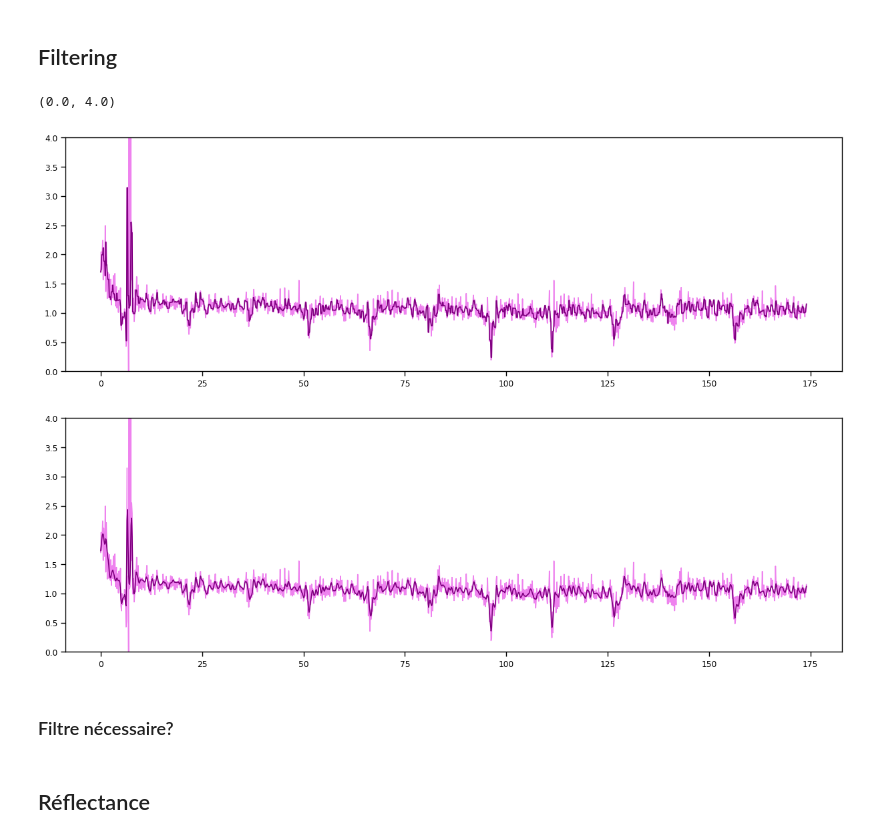
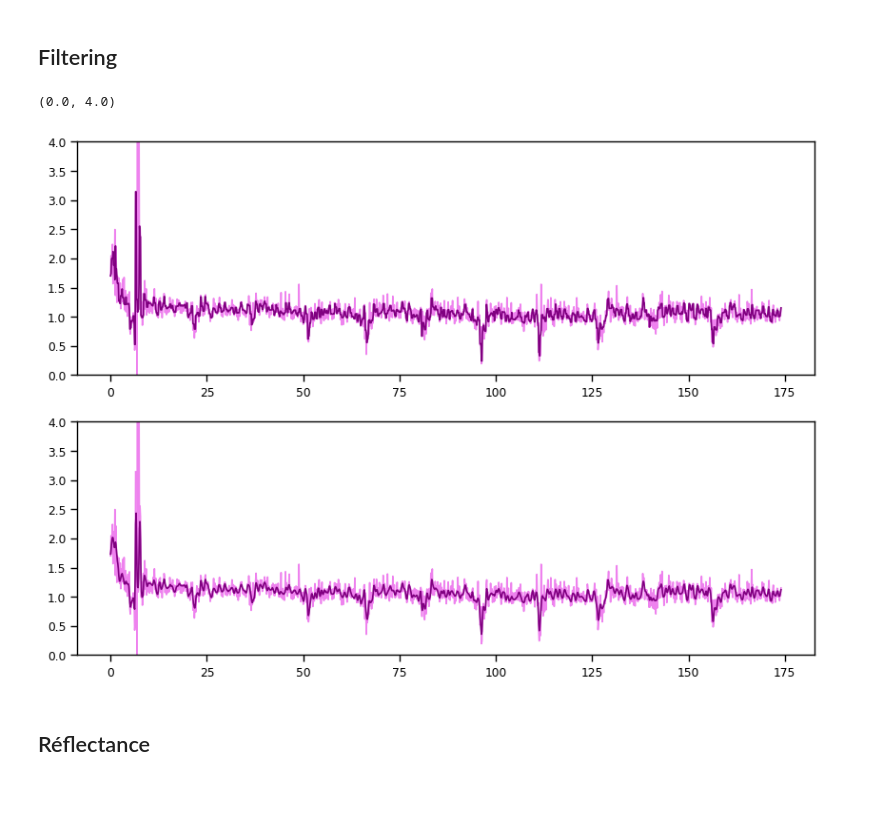
Before and after one commit to Laboratory-of-Vincent-Breton-Provencher/Widefield-Imaging-Acquisition, a Jupyter notebook: analysisPipeline/quickPlot_2024_07_12.ipynb, the cells around one changed output. Saved outputs shown, nothing was run; the diff lists cells and outputs as text; code cells hidden in the pictures; blank space fills up the shorter version.

```diff
--- a/analysisPipeline/quickPlot_2024_07_12.ipynb
+++ b/analysisPipeline/quickPlot_2024_07_12.ipynb
@@ -28,7 +26,7 @@ timestamp = np.linspace(0, int(endTime), int(violet.shape[0]))
 ## Plotting raw data
 # %%
 # fig = plt.figure(figsize=(10, 7))
-# sns.set_context('paper')
+sns.set_context('notebook')
 
 
 mod_violet = aF.normalizeData(violet, dim=1)
@@ -36,21 +34,25 @@ mod_blue = aF.normalizeData(blue, dim=1)
 mod_green = aF.normalizeData(green, dim=1)
 mod_red = aF.normalizeData(red, dim=1)
 
+AP = np.array(list(range(11))) * 15 + 5
+
 fig = plt.figure(figsize=(10, 7))
 plt.plot(timestamp, mod_red+3.3, color='red', label='625 nm')
 plt.plot(timestamp, mod_green+2.2, color='green', label='530 nm')
 plt.plot(timestamp, mod_blue+1.1, color='blue', label='470 nm')
 plt.plot(timestamp, mod_violet, color='purple', label='405 nm')
+plt.vlines(AP, -0.1, 4.5, color='grey', linestyles='--')
 
 
 plt.legend()
 plt.ylim(-0.1, 4.5)
+plt.xlim(0, 80)
 # plt.xlim(0, 40)
 plt.xlabel("time (s)")
 plt.ylabel("normalized intensity signal (-)")
-ax = plt.gca()
-ax.set_yticklabels([])
-ax.set_yticks([])
+# ax = plt.gca()
+# ax.set_yticklabels([])
+# ax.set_yticks([])
 # sns.despine()
-# plt.savefig("prelim_results.png", dpi=600)
+# plt.savefig("raw_signal_zoom.png", dpi=600)
 # %% [output]
@@ -61,21 +63,25 @@ ax.set_yticks([])
 # %%
 # import seaborn as sns
 fig = plt.figure(figsize=(10, 7))
-# sns.set_context('talk')
+sns.set_context('notebook')
 
 plt.plot(timestamp, mod_green, color='green', label='530 nm')
 plt.plot(timestamp, mod_blue+1.1, color='blue', label='470 nm')
 plt.plot(timestamp, mod_violet+2.2, color='purple', label='405 nm')
 
-plt.plot(timestamp, median_filter(mod_blue/mod_green, size=5)+2.6, color='springgreen', label='hemodynamic correction b/g')
+plt.plot(timestamp, (mod_blue/mod_green)+2.6, color='springgreen', label='hemodynamic correction b/g')
 plt.plot(timestamp, (mod_blue-mod_violet)+4.4, color='violet', label='hemodynamic correction b-v')
+plt.plot(timestamp,  (mod_blue/mod_violet)+4.4, color='indigo', label='hemodynamic correction b/v')
+
+
 plt.legend()
-# plt.ylim(0, )
+plt.ylim(0, 10)
+plt.xlim(20, 80)
 plt.xlabel("time (s)", fontsize=14)
 plt.ylabel("normalized intensity signal (-)", fontsize=14)
 ax = plt.gca()
 ax.set_yticklabels([])
 ax.set_yticks([])
-# plt.savefig("prelim_results.png", dpi=600)
+# plt.savefig("hemodynamic_correction_tries.png", dpi=600)
 # %% [output]
 []
@@ -85,33 +91,31 @@ ax.set_yticks([])
 # %%
 hemo_corr = mod_blue/mod_green
 
 # sos = signal.butter(4, 0.05, btype='high', output='sos', fs=40)
 # f_hemo_corr = signal.sosfilt(sos, hemo_corr)
 
 fm_hemo_corr = median_filter(hemo_corr, size=3)
 fg_hemo_corr = gaussian_filter(fm_hemo_corr, sigma=1)
 
 
-fig = plt.figure(figsize=(15, 10))
+fig = plt.figure(figsize=(10, 7))
 
 ax1 = plt.subplot(2, 1, 1)
 plt.plot(timestamp, hemo_corr, color='violet', label='530 nm')
 plt.plot(timestamp, fm_hemo_corr, color='purple')
 # plt.plot(timestamp, mod_red, color='red', label='625 nm')
 plt.ylim(0, 4)
 
 ax2 = plt.subplot(2, 1, 2)
 # plt.plot(timestamp, green, color='green', label='530 nm')
 # plt.plot(timestamp, red, color='red', label='625 nm')
 plt.plot(timestamp, hemo_corr, color='violet', label='530 nm')
 plt.plot(timestamp, fg_hemo_corr, color='purple')
 plt.ylim(0, 4)
 # plt.plot(timestamp, f_green)
 # %% [output]
 (0.0, 4.0)
-[figure, old version]
+[figure, new version]
-# %% [markdown]
-### Filtre nécessaire?
 # %% [markdown]
 ## Réflectance
 # %%
```
Also changed, not shown: parts of 5 cells of this notebook, 6 other files.
